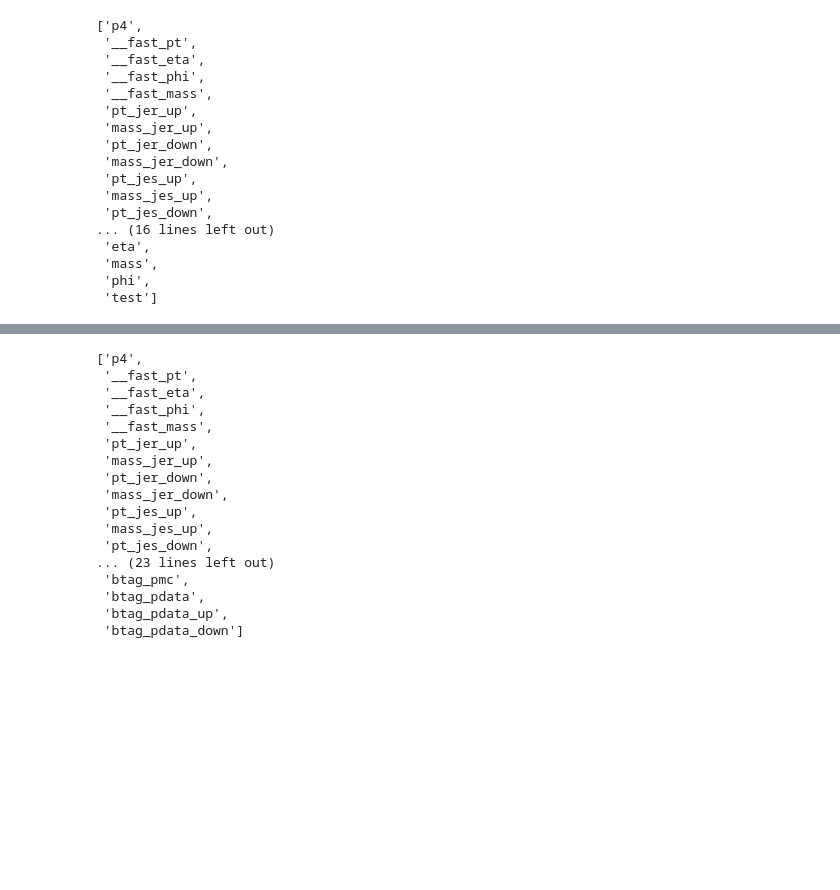
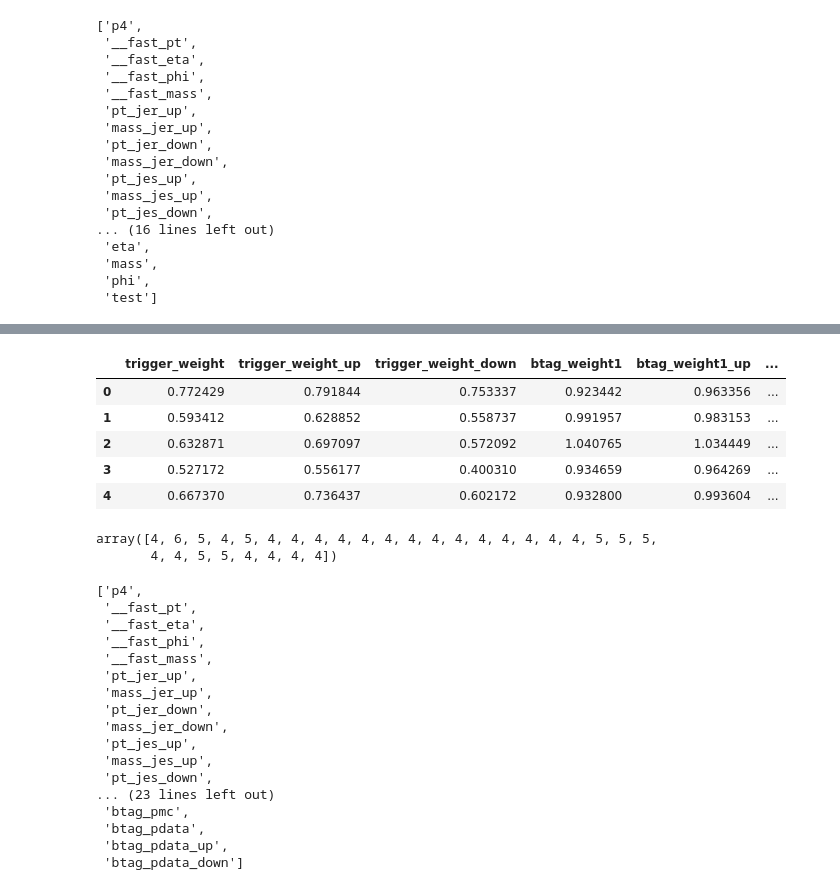
Before and after one commit to llayer/cmsopen, a Jupyter notebook: columnar/script_selection.ipynb, the cells around one changed output, grey strips where cells are left out. Cells and saved outputs as stored; diff of their text form; code cells hidden in the pictures; blank space fills up the shorter version.

```diff
--- a/columnar/script_selection.ipynb
+++ b/columnar/script_selection.ipynb
@@ -385,6 +628,6 @@ jet.columns
 importlib.reload(selection)
 importlib.reload(jetmet)
 importlib.reload(test_weights)
-path = "/eos/user/l/llayer/opendata_files/preselection_merged/" + "T_TuneZ2_s" + ".root"
-df, jet, tau, cut_flow = selection.event_selection(path, isData = False, isTT = False, corrLevel = "centJER")
+path = "/eos/user/l/llayer/opendata_files/preselection_merged/" + "TTJets" + ".root"
+df, jet, tau, cut_flow = selection.event_selection(path, isData = False, isTT = True, corrLevel = "centJER")
 # %% [output]
@@ -410,3 +652,20 @@ df.head()
+# %%
+df[['trigger_weight',
+       'trigger_weight_up', 'trigger_weight_down', 'btag_weight1',
+       'btag_weight1_up', 'btag_weight1_down', 'btag_weight2',
+       'btag_weight2_up', 'btag_weight2_down']].head()
+# %% [output]
+|  | trigger_weight | trigger_weight_up | trigger_weight_down | btag_weight1 | btag_weight1_up | ... |
+| 0 | 0.772429 | 0.791844 | 0.753337 | 0.923442 | 0.963356 | ... |
+| 1 | 0.593412 | 0.628852 | 0.558737 | 0.991957 | 0.983153 | ... |
+| 2 | 0.632871 | 0.697097 | 0.572092 | 1.040765 | 1.034449 | ... |
+| 3 | 0.527172 | 0.556177 | 0.400310 | 0.934659 | 0.964269 | ... |
+| 4 | 0.667370 | 0.736437 | 0.602172 | 0.932800 | 0.993604 | ... |
+# %%
+jet.counts
+# %% [output]
+array([4, 6, 5, 4, 5, 4, 4, 4, 4, 4, 4, 4, 4, 4, 4, 4, 4, 4, 4, 5, 5, 5,
+       4, 4, 5, 5, 4, 4, 4, 4])
 # %%
 jet.columns
 # %% [output]
```
Also changed, not shown: parts of 45 cells of this notebook, 2 other files.
